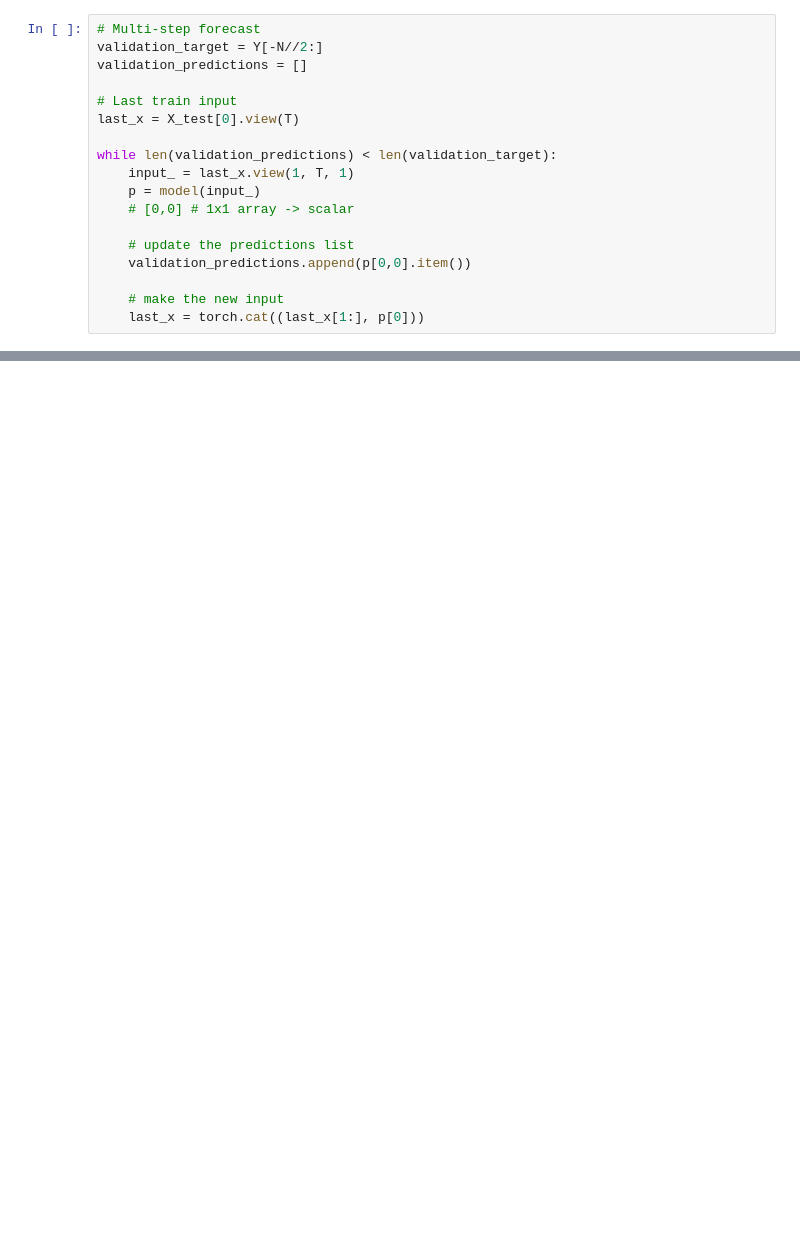
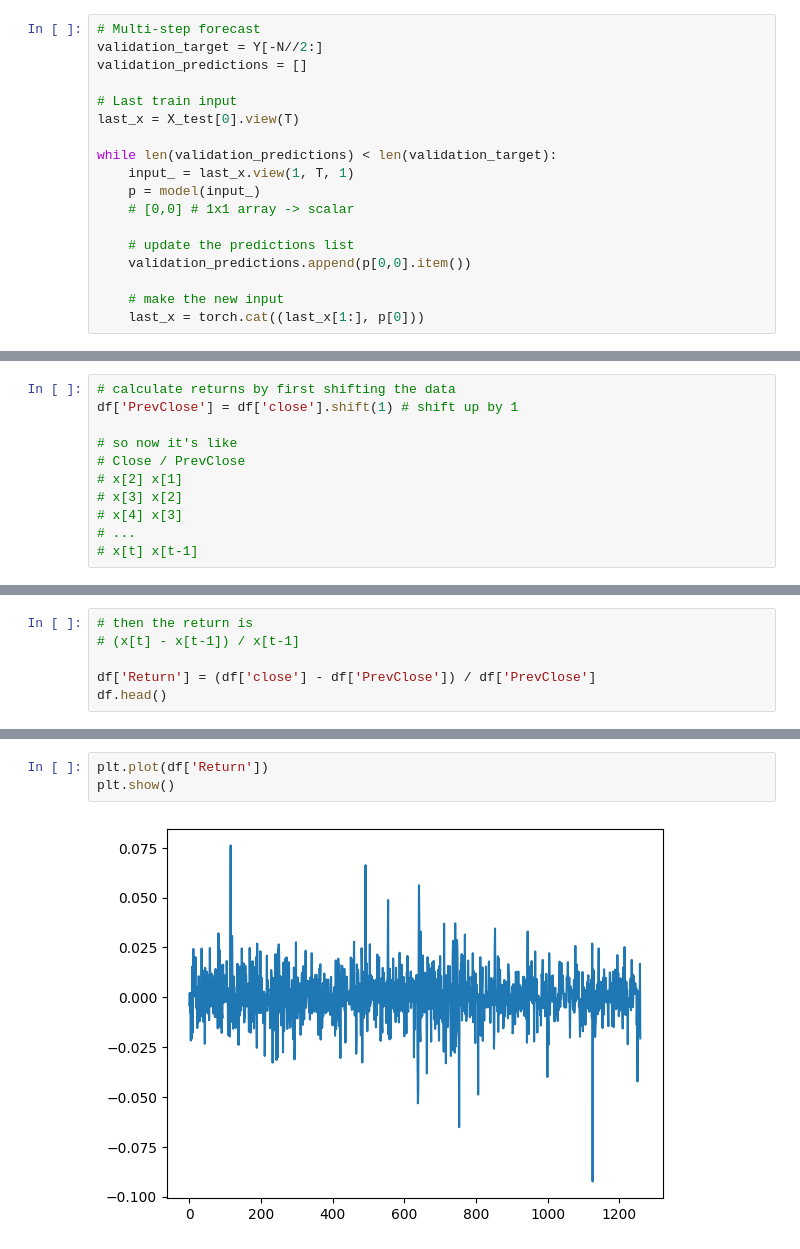
Before and after one commit to devincapriola/Stock-Return-Predictions-using-LSTMs, a Jupyter notebook: Pytorch_Stock_Return.ipynb, the cells around one changed output, grey strips where cells are left out. Drawn from its saved outputs; the diff is of its cells as text; blank space fills up the shorter version.

```diff
--- a/Pytorch_Stock_Return.ipynb
+++ b/Pytorch_Stock_Return.ipynb
@@ -220,0 +223,11 @@ plt.show()
+# %%
+# calculate returns by first shifting the data
+df['PrevClose'] = df['close'].shift(1) # shift up by 1
+
+# so now it's like
+# Close / PrevClose
+# x[2] x[1]
+# x[3] x[2]
+# x[4] x[3]
+# ...
+# x[t] x[t-1]
@@ -220,0 +243,6 @@ plt.show()
+# %%
+# then the return is
+# (x[t] - x[t-1]) / x[t-1]
+
+df['Return'] = (df['close'] - df['PrevClose']) / df['PrevClose']
+df.head()
@@ -220,0 +256,5 @@ plt.show()
+# %%
+plt.plot(df['Return'])
+plt.show()
+# %% [output]
+[figure, added]
```
Also changed, not shown: parts of 20 cells of this notebook.
